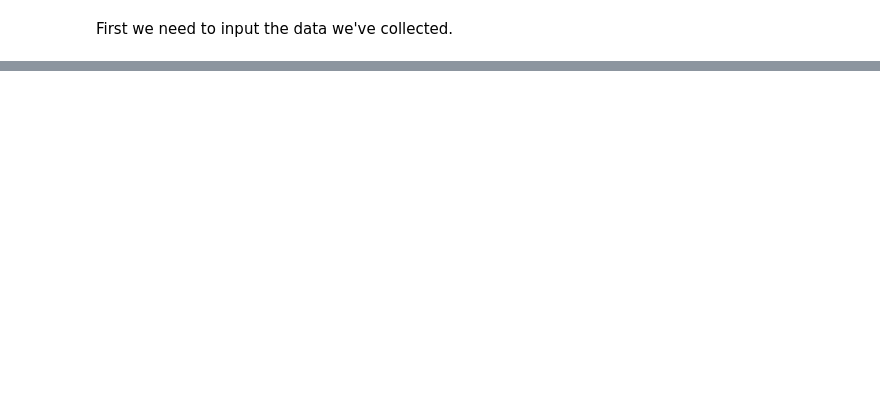
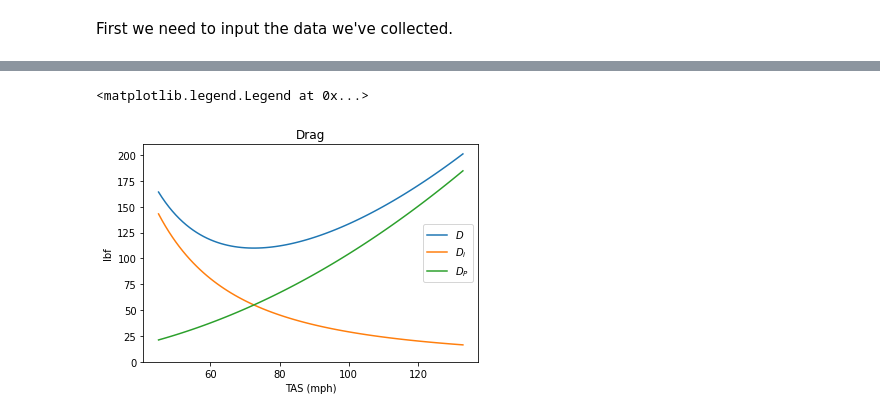
Before and after one commit to fugalh/lowry, a Jupyter notebook: py/Lowry.ipynb, the cells around one changed output, grey strips where cells are left out. Cells and saved outputs as stored; diff of their text form; code cells hidden in the pictures; blank space fills up the shorter version.

```diff
--- a/py/Lowry.ipynb
+++ b/py/Lowry.ipynb
@@ -77,16 +59,18 @@ plate71 = {
 # %%
 # select the plate you want to use
-plate = N6346D
+plate = N761S
 
 # altitude range you want to plot
-hs = range(0, 14500, 500)
+hs = [Q_(h, 'ft') for h in range(0, 14500, 250)]
 
 # airspeeds you want to plot
-vs = range(30, 130)
+V_unit = 'mph'
+vs = [Q_(V, V_unit) for V in range(45, 134)]
 
-# airspeed unit
-V_unit = 'knots'
 
-W0 = plate['W0']
-
-# TODO example config dicts for easy swap of all params
+## uncomment for Lowry's example
+# plate = N6346D
+# hs = [Q_(h, 'ft') for h in range(0, 20000, 250)]
+# V_unit = 'knot'
+# vs = [Q_(V, V_unit) for V in range(40, 120)]
+# W0 = plate['W0']
@@ -121,0 +118,13 @@ ax.legend()
+# %%
+fig, ax = plt.subplots()
+ax.plot([V.m_as(V_unit) for V in vs], [x['D'].m_as('lbf') for x in perfMSL], label='$D$')
+ax.plot([V.m_as(V_unit) for V in vs], [x['Di'].m_as('lbf') for x in perfMSL], label='$D_i$')
+ax.plot([V.m_as(V_unit) for V in vs], [x['Dp'].m_as('lbf') for x in perfMSL], label='$D_P$')
+ax.set_ylim(bottom=0)
+ax.set_title('Drag')
+ax.set_ylabel('lbf')
+ax.set_xlabel(f"TAS ({V_unit})")
+ax.legend()
+# %% [output]
+<matplotlib.legend.Legend at 0x...>
+[figure, added]
```
Also changed, not shown: parts of 10 cells of this notebook, 2 other files.
